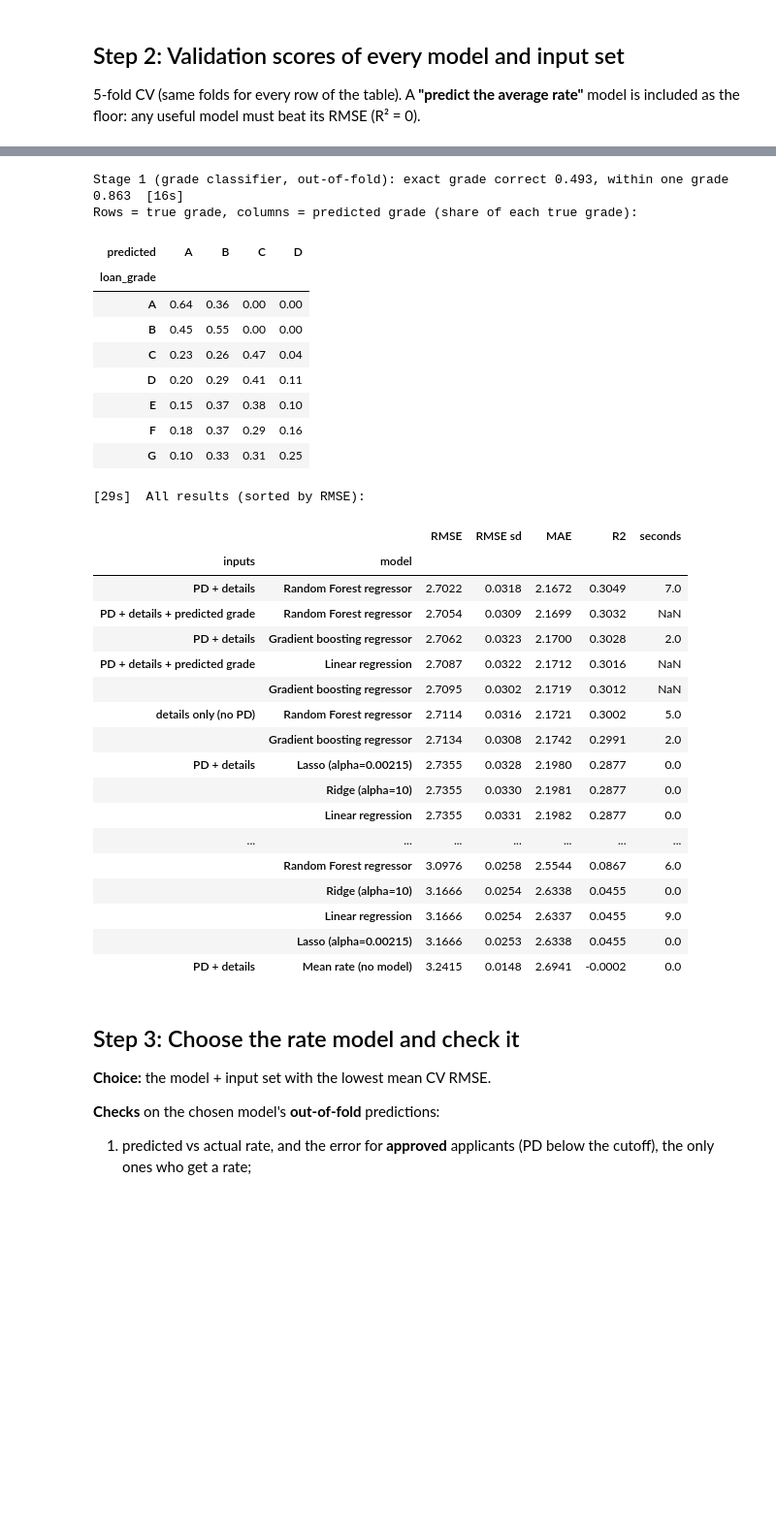
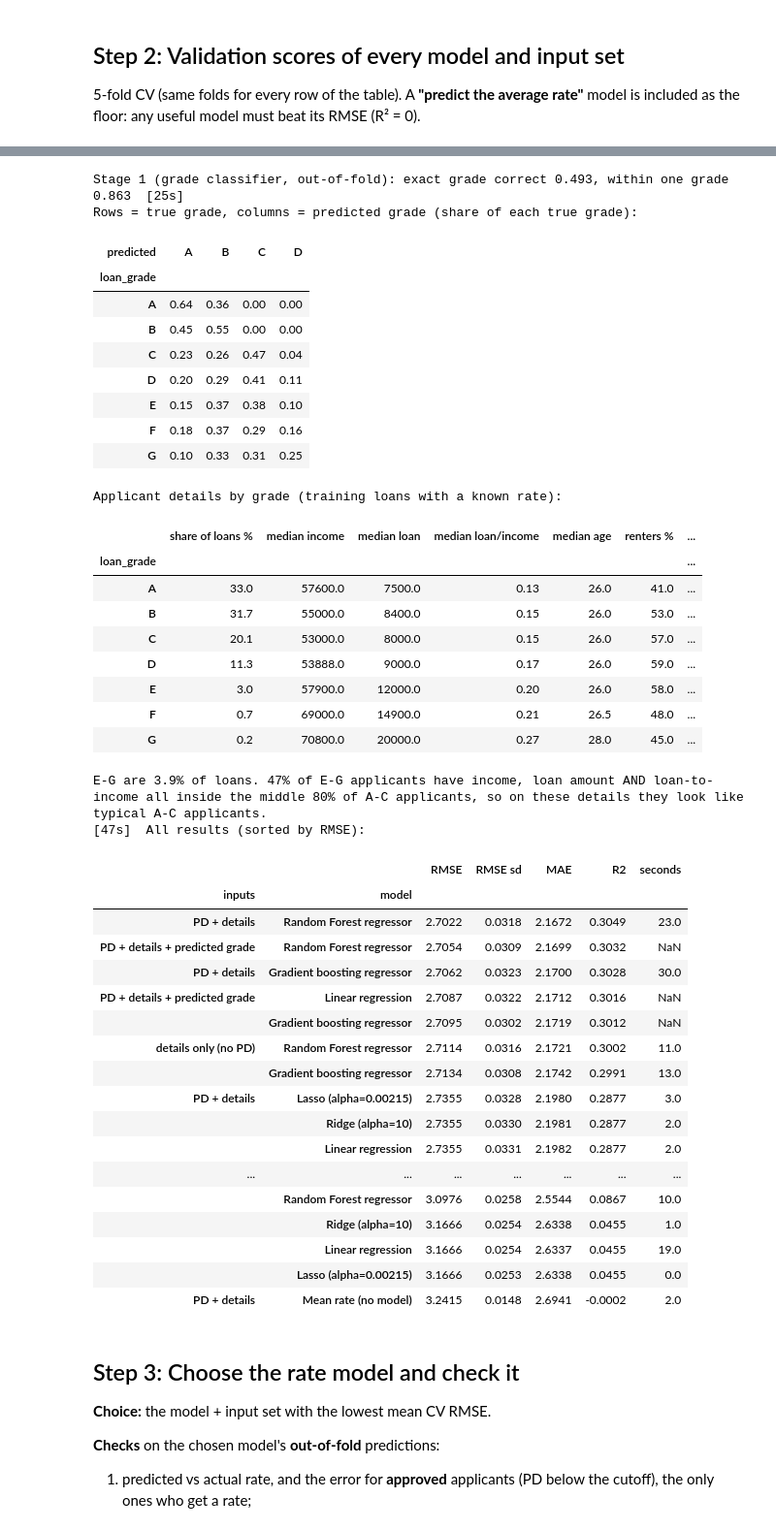
Before and after one commit to JohnShinoj/credit-risk, a Jupyter notebook: notebooks/07_interest_rate_regression.ipynb, the cells around one changed output, grey strips where cells are left out. Shown at 97% size. Saved outputs shown, nothing was run; the diff lists cells and outputs as text; code cells hidden in the pictures; blank space fills up the shorter version.

```diff
--- a/notebooks/07_interest_rate_regression.ipynb
+++ b/notebooks/07_interest_rate_regression.ipynb
@@ -200,53 +200,82 @@ stage1 = make_pipeline(RandomForestClassifier(n_estimators=300, min_samples_leaf
 grade_proba = cross_val_predict(stage1, data, data["loan_grade"], cv=kf, method="predict_proba")
 PCOLS = [f"p_grade_{g}" for g in GRADES]
 for j, c in enumerate(PCOLS):
     data[c] = grade_proba[:, j]
 pred_grade = np.array(GRADES)[grade_proba.argmax(axis=1)]
 true_i = data["loan_grade"].map({g: i for i, g in enumerate(GRADES)}).to_numpy()
 pred_i = grade_proba.argmax(axis=1)
 print(f"Stage 1 (grade classifier, out-of-fold): exact grade correct {np.mean(pred_i == true_i):.3f}, "
       f"within one grade {np.mean(np.abs(pred_i - true_i) <= 1):.3f}  [{time.time() - start:.0f}s]")
 print("Rows = true grade, columns = predicted grade (share of each true grade):")
 display(pd.crosstab(data["loan_grade"], pd.Series(pred_grade, name="predicted"), normalize="index").round(2))
 
+# Why are E-G almost never predicted? (1) they are rare; (2) on the available details they look like A-C applicants
+g = data.groupby("loan_grade")
+grade_compare = pd.DataFrame({
+    "share of loans %": (g.size() / len(data) * 100).round(1),
+    "median income": g["person_income"].median(), "median loan": g["loan_amnt"].median(),
+    "median loan/income": g["loan_percent_income"].median(), "median age": g["person_age"].median(),
+    "renters %": (g["person_home_ownership"].apply(lambda s: (s == "RENT").mean()) * 100).round(0),
+    "past default on file %": (g["cb_person_default_on_file"].apply(lambda s: (s == "Y").mean()) * 100).round(0)})
+print("\nApplicant details by grade (training loans with a known rate):")
+display(grade_compare)
+ac, eg = data[data["loan_grade"].isin(list("ABC"))], data[data["loan_grade"].isin(list("EFG"))]
+inside = np.ones(len(eg), bool)
+for col in ["person_income", "loan_amnt", "loan_percent_income"]:
+    inside &= eg[col].between(ac[col].quantile(0.10), ac[col].quantile(0.90)).to_numpy()
+print(f"E-G are {grade_compare.loc[['E', 'F', 'G'], 'share of loans %'].sum():.1f}% of loans. "
+      f"{inside.mean():.0%} of E-G applicants have income, loan amount AND loan-to-income all inside the middle 80% "
+      f"of A-C applicants, so on these details they look like typical A-C applicants.")
+
 # Stage 2: rate models with the grade probabilities as extra inputs
 FEATURES["PD + details + predicted grade"] = (["applicant_pd"] + APPLICANT_NUM_COLS + PCOLS, APPLICANT_CAT_COLS)
 new = [{"inputs": "PD + details + predicted grade", "model": name, **cv_scores(MODELS[name], "PD + details + predicted grade")}
        for name in ["Linear regression", "Random Forest regressor", "Gradient boosting regressor"]]
 results = pd.concat([results, pd.DataFrame(new).set_index(["inputs", "model"])])
 print(f"[{time.time() - start:.0f}s]  All results (sorted by RMSE):")
 display(results.sort_values("RMSE").round(4))
 # %% [output]
-Stage 1 (grade classifier, out-of-fold): exact grade correct 0.493, within one grade 0.863  [16s]
+Stage 1 (grade classifier, out-of-fold): exact grade correct 0.493, within one grade 0.863  [25s]
 Rows = true grade, columns = predicted grade (share of each true grade):
 | predicted | A | B | C | D |
 | loan_grade |  |  |  |  |
 | A | 0.64 | 0.36 | 0.00 | 0.00 |
 | B | 0.45 | 0.55 | 0.00 | 0.00 |
 | C | 0.23 | 0.26 | 0.47 | 0.04 |
 | D | 0.20 | 0.29 | 0.41 | 0.11 |
 | E | 0.15 | 0.37 | 0.38 | 0.10 |
 | F | 0.18 | 0.37 | 0.29 | 0.16 |
 | G | 0.10 | 0.33 | 0.31 | 0.25 |
-[29s]  All results (sorted by RMSE):
+Applicant details by grade (training loans with a known rate):
-|  |  | RMSE | RMSE sd | MAE | R2 | seconds |
-| inputs | model |  |  |  |  |  |
-| PD + details | Random Forest regressor | 2.7022 | 0.0318 | 2.1672 | 0.3049 | 7.0 |
-| PD + details + predicted grade | Random Forest regressor | 2.7054 | 0.0309 | 2.1699 | 0.3032 | NaN |
-| PD + details | Gradient boosting regressor | 2.7062 | 0.0323 | 2.1700 | 0.3028 | 2.0 |
-| PD + details + predicted grade | Linear regression | 2.7087 | 0.0322 | 2.1712 | 0.3016 | NaN |
-|  | Gradient boosting regressor | 2.7095 | 0.0302 | 2.1719 | 0.3012 | NaN |
-| details only (no PD) | Random Forest regressor | 2.7114 | 0.0316 | 2.1721 | 0.3002 | 5.0 |
-|  | Gradient boosting regressor | 2.7134 | 0.0308 | 2.1742 | 0.2991 | 2.0 |
-| PD + details | Lasso (alpha=0.00215) | 2.7355 | 0.0328 | 2.1980 | 0.2877 | 0.0 |
-|  | Ridge (alpha=10) | 2.7355 | 0.0330 | 2.1981 | 0.2877 | 0.0 |
-|  | Linear regression | 2.7355 | 0.0331 | 2.1982 | 0.2877 | 0.0 |
-| ... | ... | ... | ... | ... | ... | ... |
-|  | Random Forest regressor | 3.0976 | 0.0258 | 2.5544 | 0.0867 | 6.0 |
-|  | Ridge (alpha=10) | 3.1666 | 0.0254 | 2.6338 | 0.0455 | 0.0 |
-|  | Linear regression | 3.1666 | 0.0254 | 2.6337 | 0.0455 | 9.0 |
-|  | Lasso (alpha=0.00215) | 3.1666 | 0.0253 | 2.6338 | 0.0455 | 0.0 |
-| PD + details | Mean rate (no model) | 3.2415 | 0.0148 | 2.6941 | -0.0002 | 0.0 |
+|  | share of loans % | median income | median loan | median loan/income | median age | renters % | ... |
+| loan_grade |  |  |  |  |  |  | ... |
+| A | 33.0 | 57600.0 | 7500.0 | 0.13 | 26.0 | 41.0 | ... |
+| B | 31.7 | 55000.0 | 8400.0 | 0.15 | 26.0 | 53.0 | ... |
+| C | 20.1 | 53000.0 | 8000.0 | 0.15 | 26.0 | 57.0 | ... |
+| D | 11.3 | 53888.0 | 9000.0 | 0.17 | 26.0 | 59.0 | ... |
+| E | 3.0 | 57900.0 | 12000.0 | 0.20 | 26.0 | 58.0 | ... |
+| F | 0.7 | 69000.0 | 14900.0 | 0.21 | 26.5 | 48.0 | ... |
+| G | 0.2 | 70800.0 | 20000.0 | 0.27 | 28.0 | 45.0 | ... |
+E-G are 3.9% of loans. 47% of E-G applicants have income, loan amount AND loan-to-income all inside the middle 80% of A-C applicants, so on these details they look like typical A-C applicants.
+[47s]  All results (sorted by RMSE):
+|  |  | RMSE | RMSE sd | MAE | R2 | seconds |
+| inputs | model |  |  |  |  |  |
+| PD + details | Random Forest regressor | 2.7022 | 0.0318 | 2.1672 | 0.3049 | 23.0 |
+| PD + details + predicted grade | Random Forest regressor | 2.7054 | 0.0309 | 2.1699 | 0.3032 | NaN |
+| PD + details | Gradient boosting regressor | 2.7062 | 0.0323 | 2.1700 | 0.3028 | 30.0 |
+| PD + details + predicted grade | Linear regression | 2.7087 | 0.0322 | 2.1712 | 0.3016 | NaN |
+|  | Gradient boosting regressor | 2.7095 | 0.0302 | 2.1719 | 0.3012 | NaN |
+| details only (no PD) | Random Forest regressor | 2.7114 | 0.0316 | 2.1721 | 0.3002 | 11.0 |
+|  | Gradient boosting regressor | 2.7134 | 0.0308 | 2.1742 | 0.2991 | 13.0 |
+| PD + details | Lasso (alpha=0.00215) | 2.7355 | 0.0328 | 2.1980 | 0.2877 | 3.0 |
+|  | Ridge (alpha=10) | 2.7355 | 0.0330 | 2.1981 | 0.2877 | 2.0 |
+|  | Linear regression | 2.7355 | 0.0331 | 2.1982 | 0.2877 | 2.0 |
+| ... | ... | ... | ... | ... | ... | ... |
+|  | Random Forest regressor | 3.0976 | 0.0258 | 2.5544 | 0.0867 | 10.0 |
+|  | Ridge (alpha=10) | 3.1666 | 0.0254 | 2.6338 | 0.0455 | 1.0 |
+|  | Linear regression | 3.1666 | 0.0254 | 2.6337 | 0.0455 | 19.0 |
+|  | Lasso (alpha=0.00215) | 3.1666 | 0.0253 | 2.6338 | 0.0455 | 0.0 |
+| PD + details | Mean rate (no model) | 3.2415 | 0.0148 | 2.6941 | -0.0002 | 2.0 |
 # %% [markdown]
 ## Step 3: Choose the rate model and check it
 
```
Also changed, not shown: parts of 3 cells of this notebook, 33 other files.
